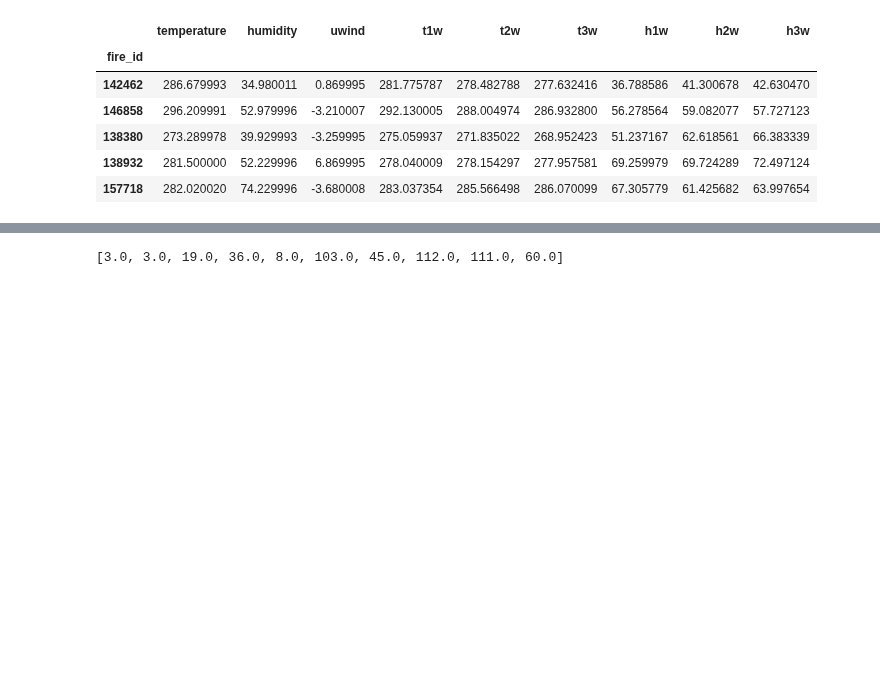
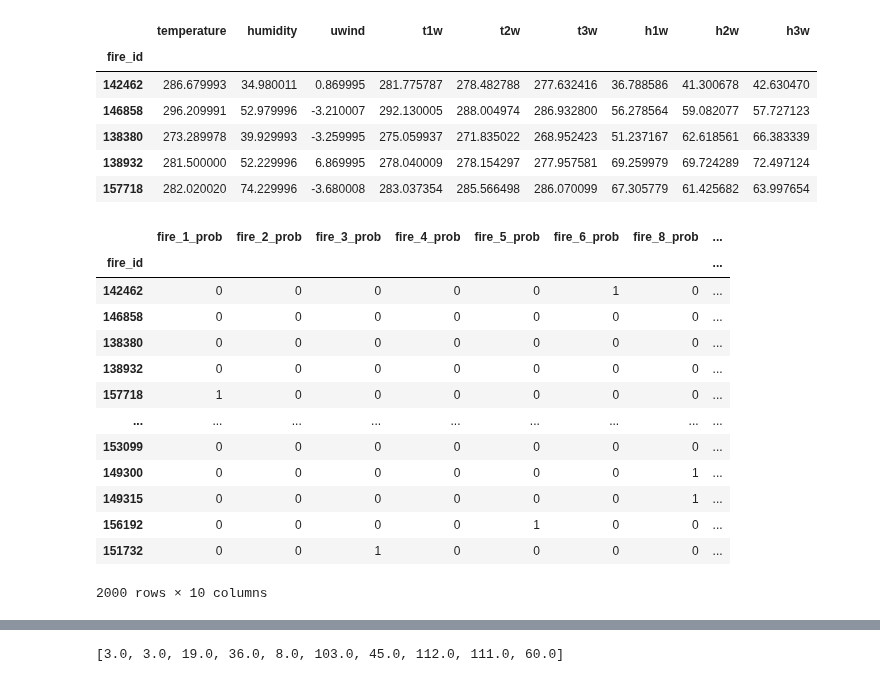
Before and after one commit to andygoosh/wildfire.sberbank.ai, a Jupyter notebook: workinprogress.ipynb, the cells around one changed output, grey strips where cells are left out. Saved outputs shown, nothing was run; the diff lists cells and outputs as text; code cells hidden in the pictures; blank space fills up the shorter version.

```diff
--- a/workinprogress.ipynb
+++ b/workinprogress.ipynb
@@ -306,3 +306,20 @@ def get_callbacks():
+# %%
+y
+# %% [output]
+|  | fire_1_prob | fire_2_prob | fire_3_prob | fire_4_prob | fire_5_prob | fire_6_prob | fire_8_prob | ... |
+| fire_id |  |  |  |  |  |  |  | ... |
+| 142462 | 0 | 0 | 0 | 0 | 0 | 1 | 0 | ... |
+| 146858 | 0 | 0 | 0 | 0 | 0 | 0 | 0 | ... |
+| 138380 | 0 | 0 | 0 | 0 | 0 | 0 | 0 | ... |
+| 138932 | 0 | 0 | 0 | 0 | 0 | 0 | 0 | ... |
+| 157718 | 1 | 0 | 0 | 0 | 0 | 0 | 0 | ... |
+| ... | ... | ... | ... | ... | ... | ... | ... | ... |
+| 153099 | 0 | 0 | 0 | 0 | 0 | 0 | 0 | ... |
+| 149300 | 0 | 0 | 0 | 0 | 0 | 0 | 1 | ... |
+| 149315 | 0 | 0 | 0 | 0 | 0 | 0 | 1 | ... |
+| 156192 | 0 | 0 | 0 | 0 | 1 | 0 | 0 | ... |
+| 151732 | 0 | 0 | 1 | 0 | 0 | 0 | 0 | ... |
+2000 rows × 10 columns
 # %%
 ##### 0D model #####
 tf.keras.backend.clear_session()
```
Also changed, not shown: parts of 11 cells of this notebook.
